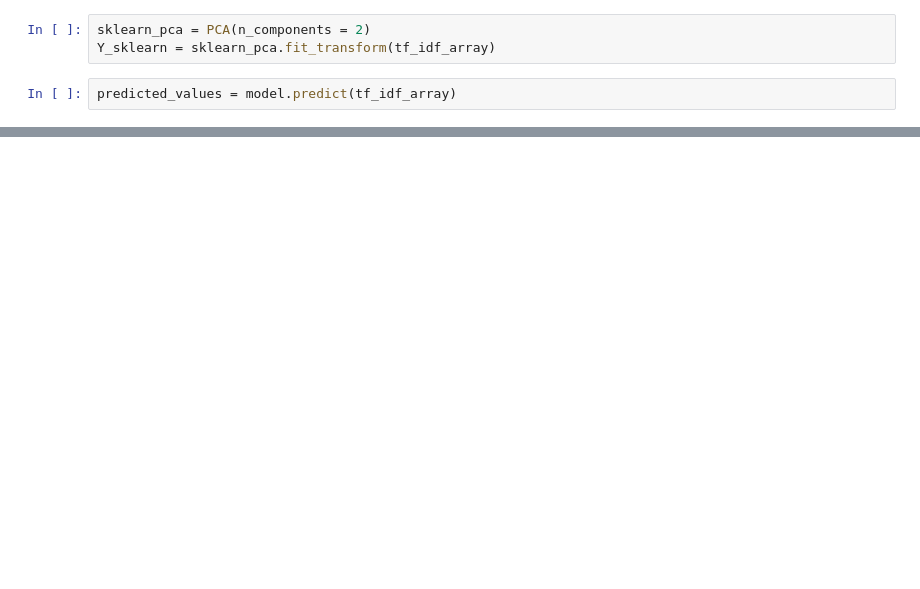
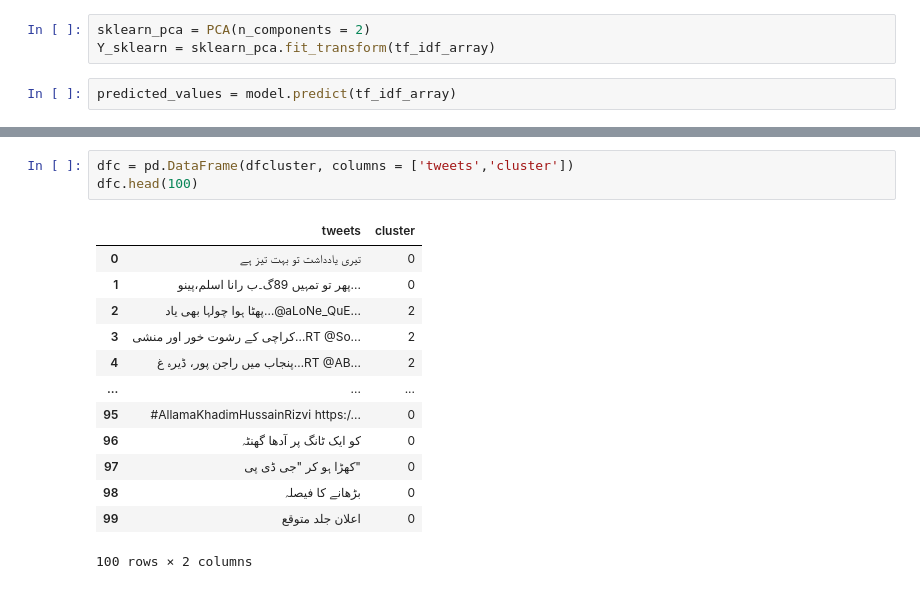
Before and after one commit to marxbilal/FYP---Tajziya-, a Jupyter notebook: Bilawal_clustering.ipynb, the cells around one changed output, grey strips where cells are left out. Drawn from its saved outputs; the diff is of its cells as text; blank space fills up the shorter version.

```diff
--- a/Bilawal_clustering.ipynb
+++ b/Bilawal_clustering.ipynb
@@ -247,0 +251,17 @@ plt.scatter(Y_sklearn[:, 0], Y_sklearn[:, 1], c=predicted_values, s=50, cmap='vi
+# %%
+dfc = pd.DataFrame(dfcluster, columns = ['tweets','cluster'])
+dfc.head(100)
+# %% [output]
+|  | tweets | cluster |
+| 0 | تیری یادداشت تو بہت تیز ہے | 0 |
+| 1 | پھر تو تمہیں 89گ۔ب رانا اسلم،پینو... | 0 |
+| 2 | پھٹا ہوا چولہا بھی یاد…@aLoNe_QuE... | 2 |
+| 3 | کراچی کے رشوت خور اور منشی…RT @So... | 2 |
+| 4 | پنجاب میں راجن پور، ڈیرہ غ…RT @AB... | 2 |
+| ... | ... | ... |
+| 95 | #AllamaKhadimHussainRizvi https:/... | 0 |
+| 96 | کو ایک ٹانگ پر آدھا گھنٹہ | 0 |
+| 97 | کھڑا ہو کر "جی ڈی پی" | 0 |
+| 98 | بڑھانے کا فیصلہ | 0 |
+| 99 | اعلان جلد متوقع | 0 |
+100 rows × 2 columns
```
Also changed, not shown: parts of 20 cells of this notebook.
